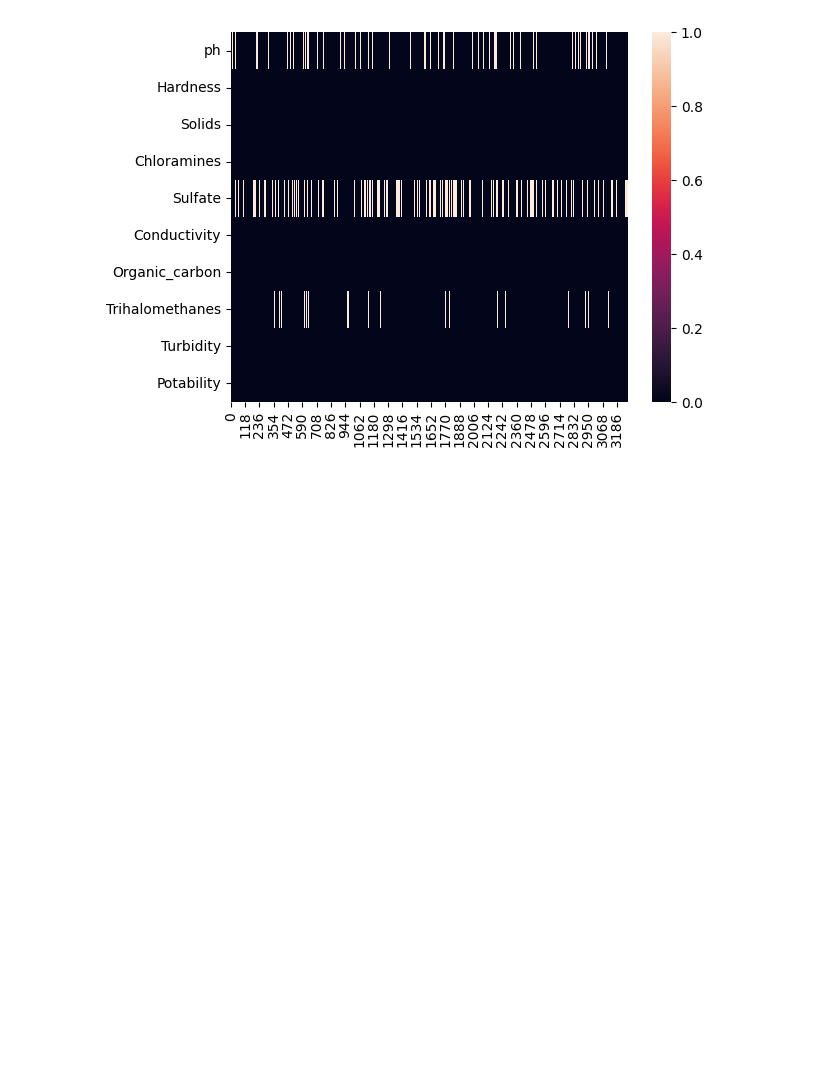
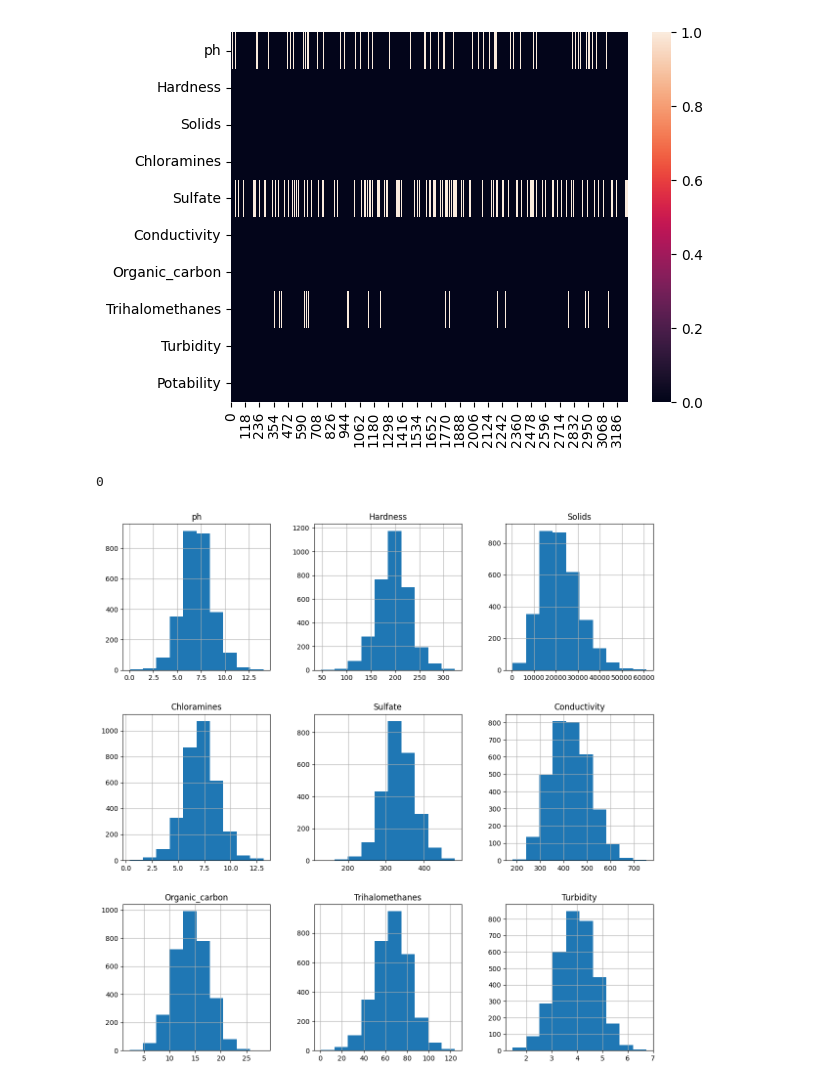
Before and after one commit to ashmi721/Data_Science_Project, a Jupyter notebook: water_quality_prediction.ipynb, the cells around one changed output. Saved outputs shown, nothing was run; the diff lists cells and outputs as text; code cells hidden in the pictures; blank space fills up the shorter version.

Commit message:
plot the hist of dataset

```diff
--- a/water_quality_prediction.ipynb
+++ b/water_quality_prediction.ipynb
@@ -102,3 +102,16 @@ sns.heatmap(df.isna().T)
 # %% [output]
 <Axes: >
 [figure]
+# %%
+# checking for duplicate values
+df.duplicated().sum()
+# %% [output]
+0
+# %%
+num_cols = ['ph', 'Hardness', 'Solids', 'Chloramines', 'Sulfate', 'Conductivity', 'Organic_carbon',
+          'Trihalomethanes', 'Turbidity']
+
+df[num_cols].hist(figsize=(14,14))
+plt.show()
+# %% [output]
+[figure, added]
```
Also changed, not shown: parts of 3 cells of this notebook.
